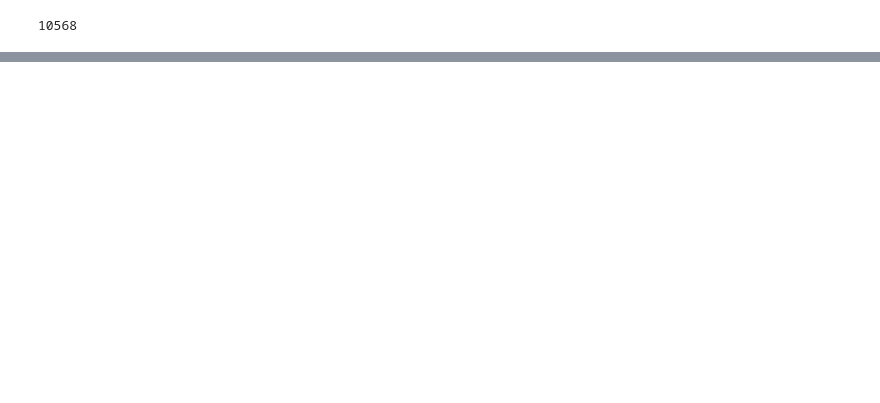
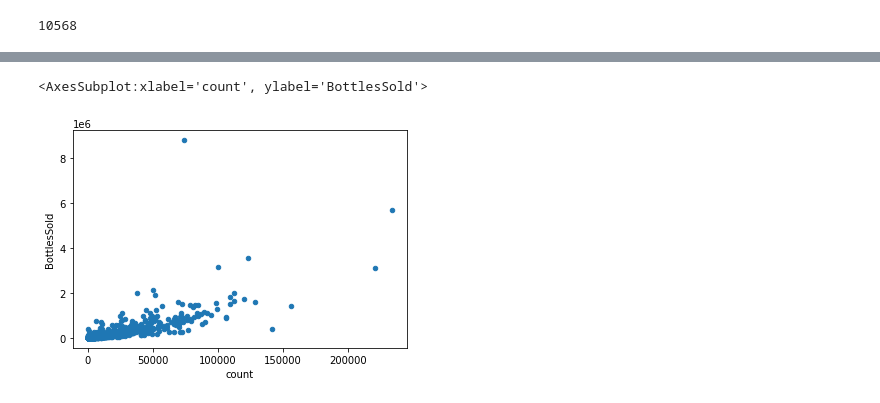
Before and after one commit to saudino480/liquor_capstone_ex, a Jupyter notebook: EDA_product.ipynb, the cells around one changed output, grey strips where cells are left out. Drawn from its saved outputs; the diff is of its cells as text; code cells hidden in the pictures; blank space fills up the shorter version.

Commit message:
total sales info, working on the logic to start stitching DBs together

```diff
--- a/EDA_product.ipynb
+++ b/EDA_product.ipynb
@@ -21,0 +120,2 @@ invoice_ddf = dd.read_parquet("./data/invoice/part.*.parquet")
+# %%
+invoice_ddf['Year'] = invoice_ddf.Date.map(lambda x: x[-4:])
@@ -21,0 +140,6 @@ invoice_ddf = dd.read_parquet("./data/invoice/part.*.parquet")
+# %%
+total_sold_alltime = invoice_ddf.groupby('ItemNumber').agg({'BottlesSold' : sum, 'VendorNumber' : 'count'}).rename(columns = {'VendorNumber' : 'UniqueTransactions'})
+# %%
+total_sold_alltime = total_sold_alltime.reset_index()
+# %%
+total_sold_alltime = total_sold_alltime.astype({"ItemNumber": int, "BottlesSold": int, "count": int})
@@ -21,0 +188,5 @@ invoice_ddf = dd.read_parquet("./data/invoice/part.*.parquet")
+# %%
+total_sold_alltime[['BottlesSold', 'count']].plot(x = 'count', y = 'BottlesSold', kind='scatter')
+# %% [output]
+<AxesSubplot:xlabel='count', ylabel='BottlesSold'>
+[figure, added]
```
Also changed, not shown: parts of 40 cells of this notebook.
